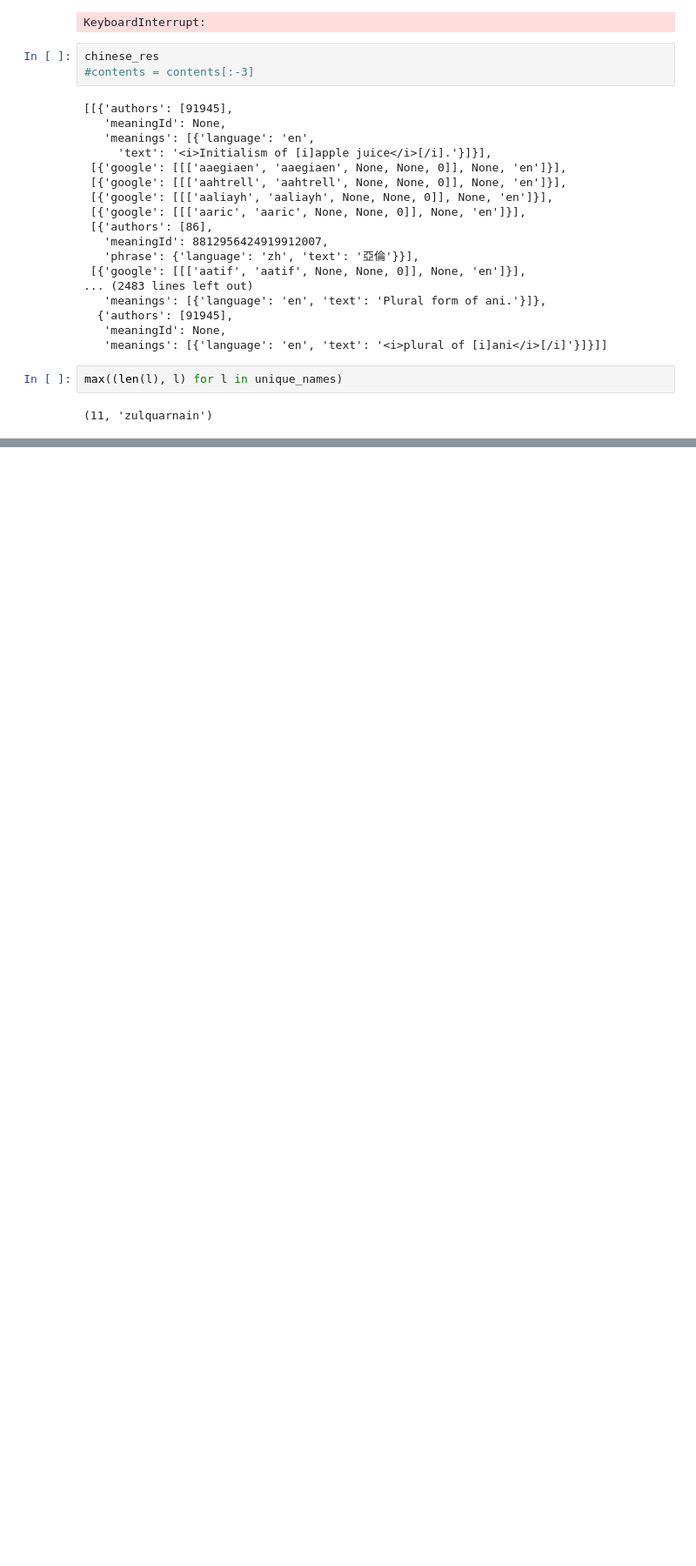
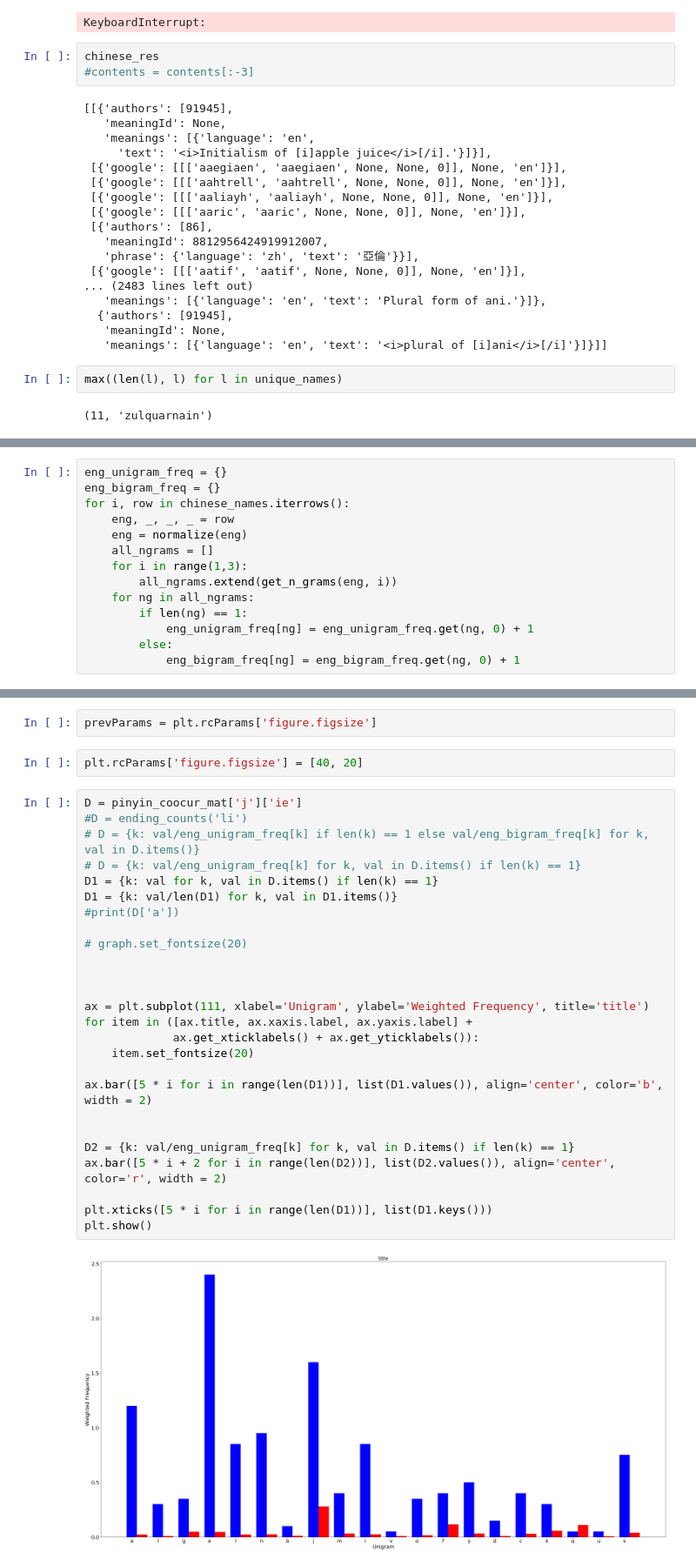
Before and after one commit to GitOffice/cs221-project, a Jupyter notebook: notebook/Exploration Notebook.ipynb, the cells around one changed output, grey strips where cells are left out. Shown at 87% size. Saved outputs shown, nothing was run; the diff lists cells and outputs as text; blank space fills up the shorter version.

```diff
--- a/notebook/Exploration Notebook.ipynb
+++ b/notebook/Exploration Notebook.ipynb
@@ -1076,0 +1120,14 @@ max((len(l), l) for l in unique_names)
+# %%
+eng_unigram_freq = {}
+eng_bigram_freq = {}
+for i, row in chinese_names.iterrows():
+    eng, _, _, _ = row
+    eng = normalize(eng)
+    all_ngrams = []
+    for i in range(1,3):
+        all_ngrams.extend(get_n_grams(eng, i))
+    for ng in all_ngrams:
+        if len(ng) == 1:
+            eng_unigram_freq[ng] = eng_unigram_freq.get(ng, 0) + 1
+        else:
+            eng_bigram_freq[ng] = eng_bigram_freq.get(ng, 0) + 1
@@ -1076,0 +1169,32 @@ max((len(l), l) for l in unique_names)
+# %%
+prevParams = plt.rcParams['figure.figsize']
+# %%
+plt.rcParams['figure.figsize'] = [40, 20]
+# %%
+D = pinyin_coocur_mat['j']['ie']
+#D = ending_counts('li')
+# D = {k: val/eng_unigram_freq[k] if len(k) == 1 else val/eng_bigram_freq[k] for k, val in D.items()}
+# D = {k: val/eng_unigram_freq[k] for k, val in D.items() if len(k) == 1}
+D1 = {k: val for k, val in D.items() if len(k) == 1}
+D1 = {k: val/len(D1) for k, val in D1.items()}
+#print(D['a'])
+
+# graph.set_fontsize(20)
+
+
+
+ax = plt.subplot(111, xlabel='Unigram', ylabel='Weighted Frequency', title='title')
+for item in ([ax.title, ax.xaxis.label, ax.yaxis.label] +
+             ax.get_xticklabels() + ax.get_yticklabels()):
+    item.set_fontsize(20)
+
+ax.bar([5 * i for i in range(len(D1))], list(D1.values()), align='center', color='b', width = 2)
+
+
+D2 = {k: val/eng_unigram_freq[k] for k, val in D.items() if len(k) == 1}
+ax.bar([5 * i + 2 for i in range(len(D2))], list(D2.values()), align='center', color='r', width = 2)
+
+plt.xticks([5 * i for i in range(len(D1))], list(D1.keys()))
+plt.show()
+# %% [output]
+[figure, added]
```
Also changed, not shown: parts of 20 cells of this notebook, 8 other files.
